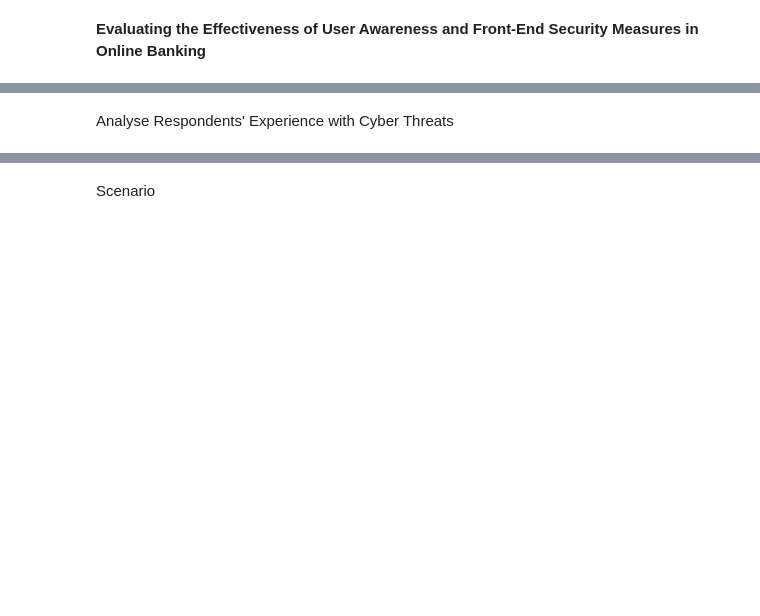
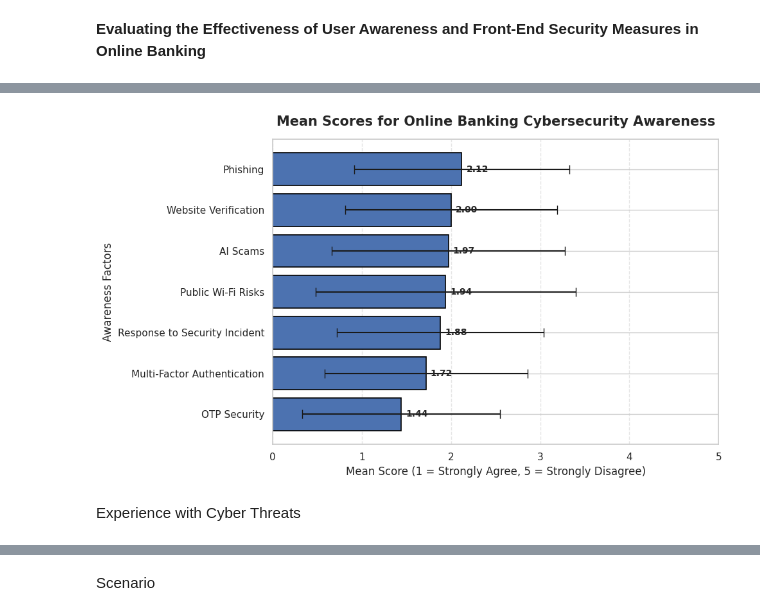
Before and after one commit to Shavindri/Final-Year-Project, a Jupyter notebook: Untitled0.ipynb, the cells around one changed output, grey strips where cells are left out. Cells and saved outputs as stored; diff of their text form; code cells hidden in the pictures; blank space fills up the shorter version.

```diff
--- a/Untitled0.ipynb
+++ b/Untitled0.ipynb
@@ -16,7 +16,6 @@ plt.rcParams['figure.figsize'] = (10, 6)
 plt.rcParams['axes.titlesize'] = 14
 plt.rcParams['axes.labelsize'] = 12
 
-sns.set(style="whitegrid")
 # Load the Drive helper and mount
 from google.colab import drive
 drive.mount('/content/drive')
@@ -129,0 +259,5 @@ all_data.info()
+# %%
+all_data["Timestamp"] = pd.to_datetime(
+    all_data["Timestamp"],
+    errors="coerce"
+)
@@ -212,42 +439,73 @@ all_data["Awareness_Level"].value_counts()
 # %%
 import matplotlib.pyplot as plt
+
+# Summary table
+awareness_summary = all_data[awareness].agg(["mean", "std"]).T.round(2)
 
 awareness_mean = awareness_summary.reset_index()
 
 awareness_mean.columns = [
     "Awareness Factor",
     "Mean Score",
     "Standard Deviation"
 ]
 
+# Friendly names
 awareness_mean["Awareness Factor"] = [
     "Phishing",
     "OTP Security",
-    "MFA",
+    "Multi-Factor Authentication",
     "Website Verification",
     "Public Wi-Fi Risks",
     "AI Scams",
-    "Response to Compromise"
+    "Response to Security Incident"
 ]
 
+# Sort by mean score
 awareness_mean = awareness_mean.sort_values("Mean Score")
 
-plt.figure(figsize=(9,5))
+plt.figure(figsize=(10,6))
 
-plt.barh(
+bars = plt.barh(
     awareness_mean["Awareness Factor"],
     awareness_mean["Mean Score"],
-    edgecolor="black"
+    xerr=awareness_mean["Standard Deviation"],
+    capsize=5,
+    edgecolor="black",
+    linewidth=1.2
 )
 
-plt.title("Mean Scores for Cybersecurity Awareness")
-plt.xlabel("Mean Score")
-plt.ylabel("Awareness Factor")
+# Add labels
+for bar in bars:
+    width = bar.get_width()
+    plt.text(
+        width + 0.05,
+        bar.get_y() + bar.get_height()/2,
+        f"{width:.2f}",
+        va="center",
+        fontsize=10,
+        fontweight="bold"
+    )
+
+plt.title(
+    "Mean Scores for Online Banking Cybersecurity Awareness",
+    fontsize=15,
+    fontweight="bold",
+    pad=15
+)
+
+plt.xlabel("Mean Score (1 = Strongly Agree, 5 = Strongly Disagree)", fontsize=12)
+plt.ylabel("Awareness Factors", fontsize=12)
+
+plt.xlim(0,5)
+plt.grid(axis="x", linestyle="--", alpha=0.5)
 
 plt.tight_layout()
 plt.show()
+# %% [output]
+[figure, added]
 # %% [markdown]
-Analyse Respondents' Experience with Cyber Threats
+Experience with Cyber Threats
 # %%
 experience = [
     "Exp_Phishing_Email",
```
Also changed, not shown: parts of 80 cells of this notebook.
